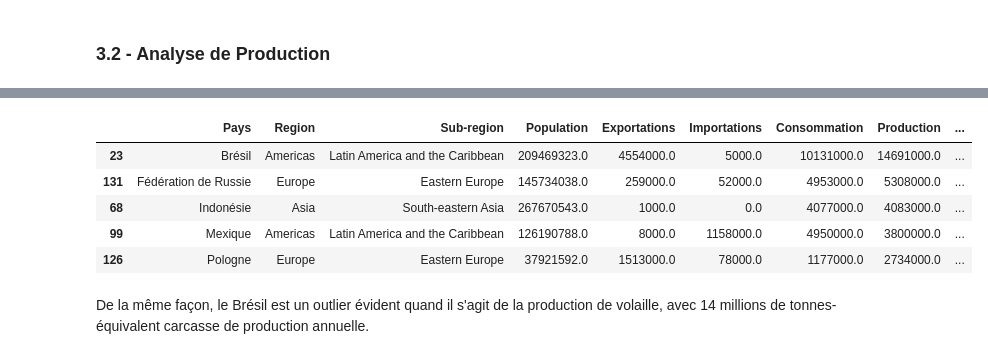
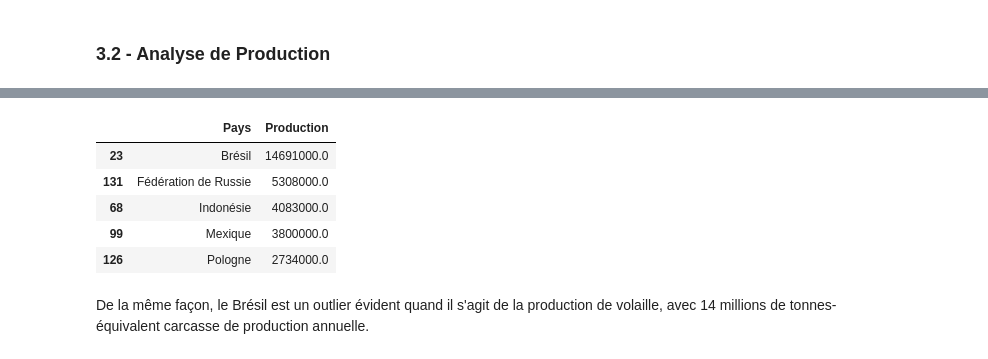
Before and after one commit to lengocduyvu/lpqc-etude-marche, a Jupyter notebook: notebooks/lpqc-analyse-exploratoire.ipynb, the cells around one changed output, grey strips where cells are left out. Cells and saved outputs as stored; diff of their text form; code cells hidden in the pictures.

```diff
--- a/notebooks/lpqc-analyse-exploratoire.ipynb
+++ b/notebooks/lpqc-analyse-exploratoire.ipynb
@@ -478,14 +482,14 @@ sns.boxplot(x=df_merge['Production'])
 # %%
 # Tri des pays par production
 df_merge.sort_values(by='Production', ascending=False, inplace=True)
-df_merge.head()
+df_merge[['Pays', 'Production']].head()
 # %% [output]
-|  | Pays | Region | Sub-region | Population | Exportations | Importations | Consommation | Production | ... |
-| 23 | Brésil | Americas | Latin America and the Caribbean | 209469323.0 | 4554000.0 | 5000.0 | 10131000.0 | 14691000.0 | ... |
-| 131 | Fédération de Russie | Europe | Eastern Europe | 145734038.0 | 259000.0 | 52000.0 | 4953000.0 | 5308000.0 | ... |
-| 68 | Indonésie | Asia | South-eastern Asia | 267670543.0 | 1000.0 | 0.0 | 4077000.0 | 4083000.0 | ... |
-| 99 | Mexique | Americas | Latin America and the Caribbean | 126190788.0 | 8000.0 | 1158000.0 | 4950000.0 | 3800000.0 | ... |
-| 126 | Pologne | Europe | Eastern Europe | 37921592.0 | 1513000.0 | 78000.0 | 1177000.0 | 2734000.0 | ... |
+|  | Pays | Production |
+| 23 | Brésil | 14691000.0 |
+| 131 | Fédération de Russie | 5308000.0 |
+| 68 | Indonésie | 4083000.0 |
+| 99 | Mexique | 3800000.0 |
+| 126 | Pologne | 2734000.0 |
 # %% [markdown]
 De la même façon, le Brésil est un outlier évident quand il s'agit de la production de volaille, avec 14 millions de tonnes-équivalent carcasse de production annuelle.
 # %%
```
Also changed, not shown: parts of 12 cells of this notebook, 3 other files.
